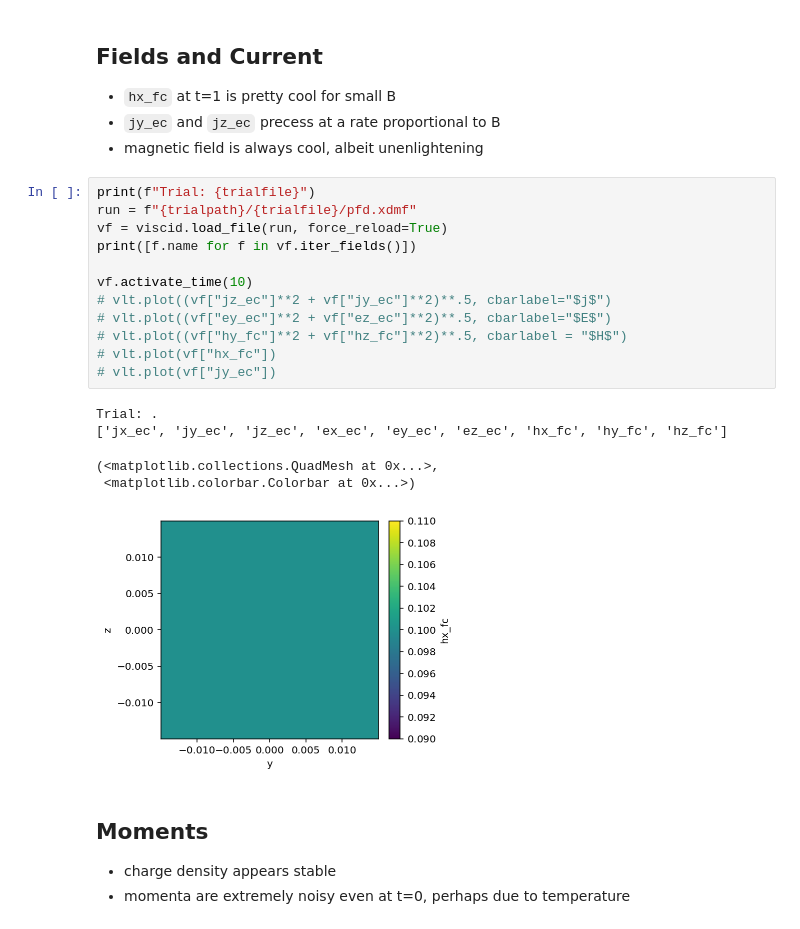
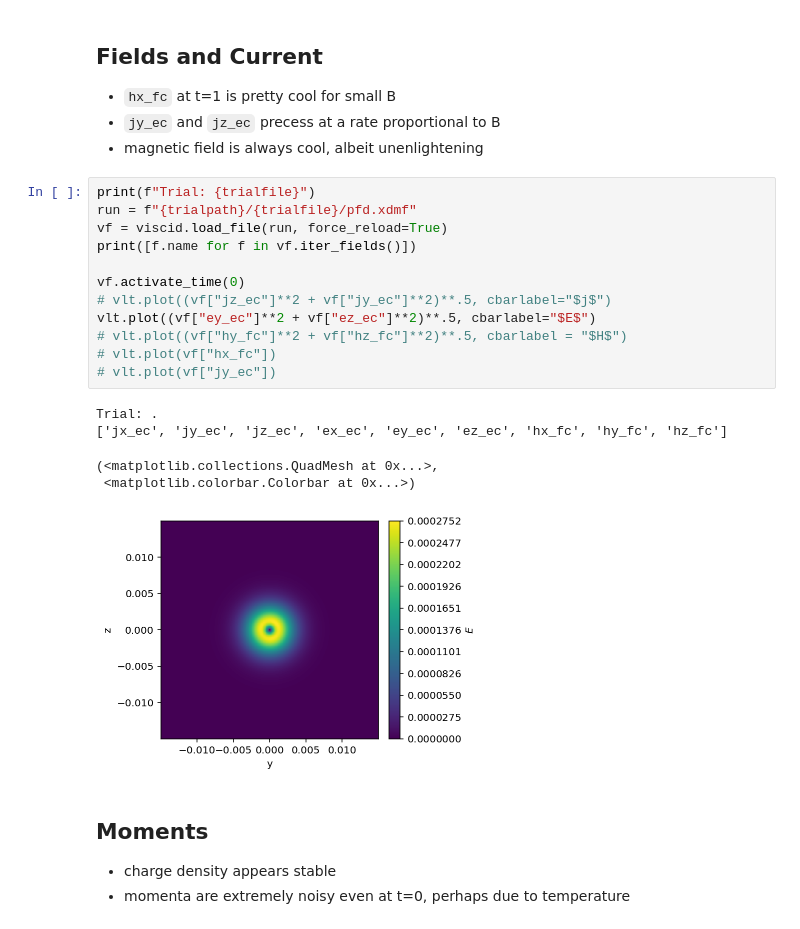
Before and after one commit to JamesMcClung/psc-scrap, a Jupyter notebook: analysis.ipynb, the cells around one changed output. Drawn from its saved outputs; the diff is of its cells as text.

```diff
--- a/analysis.ipynb
+++ b/analysis.ipynb
@@ -69,21 +70,21 @@ Dropdown(description='Trial file:', options=('.', 'bugtrial_bigB_n064', 'bugtria
 # %%
 print(f"Trial: {trialfile}")
 run = f"{trialpath}/{trialfile}/pfd.xdmf"
 vf = viscid.load_file(run, force_reload=True)
 print([f.name for f in vf.iter_fields()])
 
-vf.activate_time(10)
+vf.activate_time(0)
 # vlt.plot((vf["jz_ec"]**2 + vf["jy_ec"]**2)**.5, cbarlabel="$j$")
-# vlt.plot((vf["ey_ec"]**2 + vf["ez_ec"]**2)**.5, cbarlabel="$E$")
+vlt.plot((vf["ey_ec"]**2 + vf["ez_ec"]**2)**.5, cbarlabel="$E$")
 # vlt.plot((vf["hy_fc"]**2 + vf["hz_fc"]**2)**.5, cbarlabel = "$H$")
 # vlt.plot(vf["hx_fc"])
 # vlt.plot(vf["jy_ec"])
 # %% [output]
 Trial: .
 ['jx_ec', 'jy_ec', 'jz_ec', 'ex_ec', 'ey_ec', 'ez_ec', 'hx_fc', 'hy_fc', 'hz_fc']
 (<matplotlib.collections.QuadMesh at 0x...>,
  <matplotlib.colorbar.Colorbar at 0x...>)
-[figure, old version]
+[figure, new version]
 # %% [markdown]
 ## Moments
 - charge density appears stable
```
Also changed, not shown: parts of 3 cells of this notebook, 2 other files.
